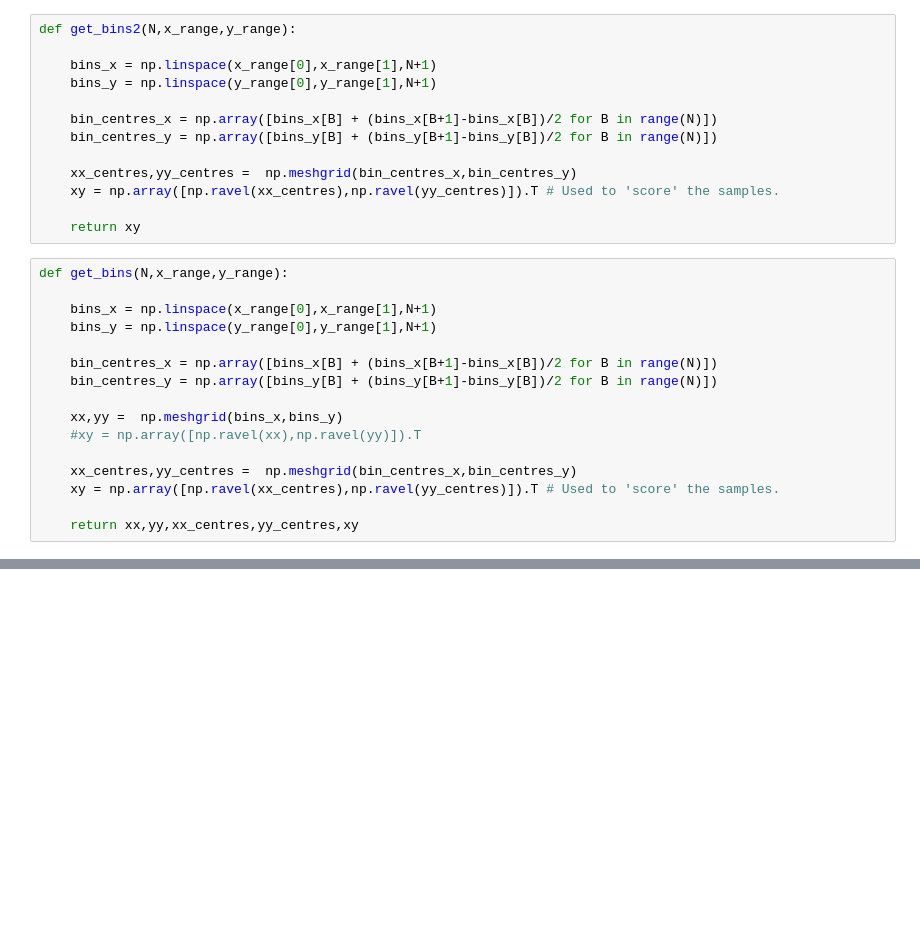
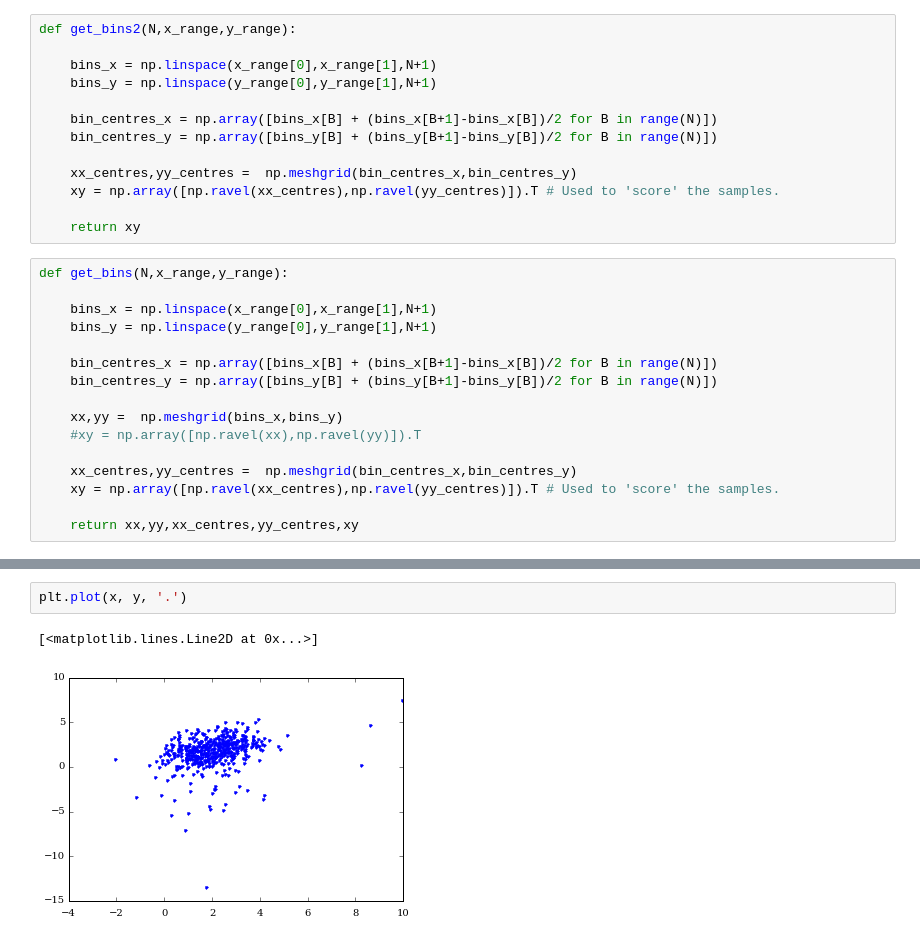
Before and after one commit to bamford/Debiasing-testing, a Jupyter notebook: Plotting_code_notebooks/2d_KDEs_v2.ipynb, the cells around one changed output, grey strips where cells are left out. Drawn from its saved outputs; the diff is of its cells as text; blank space fills up the shorter version.

```diff
--- a/Plotting_code_notebooks/2d_KDEs_v2.ipynb
+++ b/Plotting_code_notebooks/2d_KDEs_v2.ipynb
@@ -200 +271,6 @@ def sigma_hist(x,y,N_out=100,levels=[0.2,0.4,0.6,0.8],x_range=None,y_range=None,
+# %%
+plt.plot(x, y, '.')
+# %% [output]
+[<matplotlib.lines.Line2D at 0x...>]
+[figure, added]
 # %%
```
Also changed, not shown: parts of 13 cells of this notebook.
